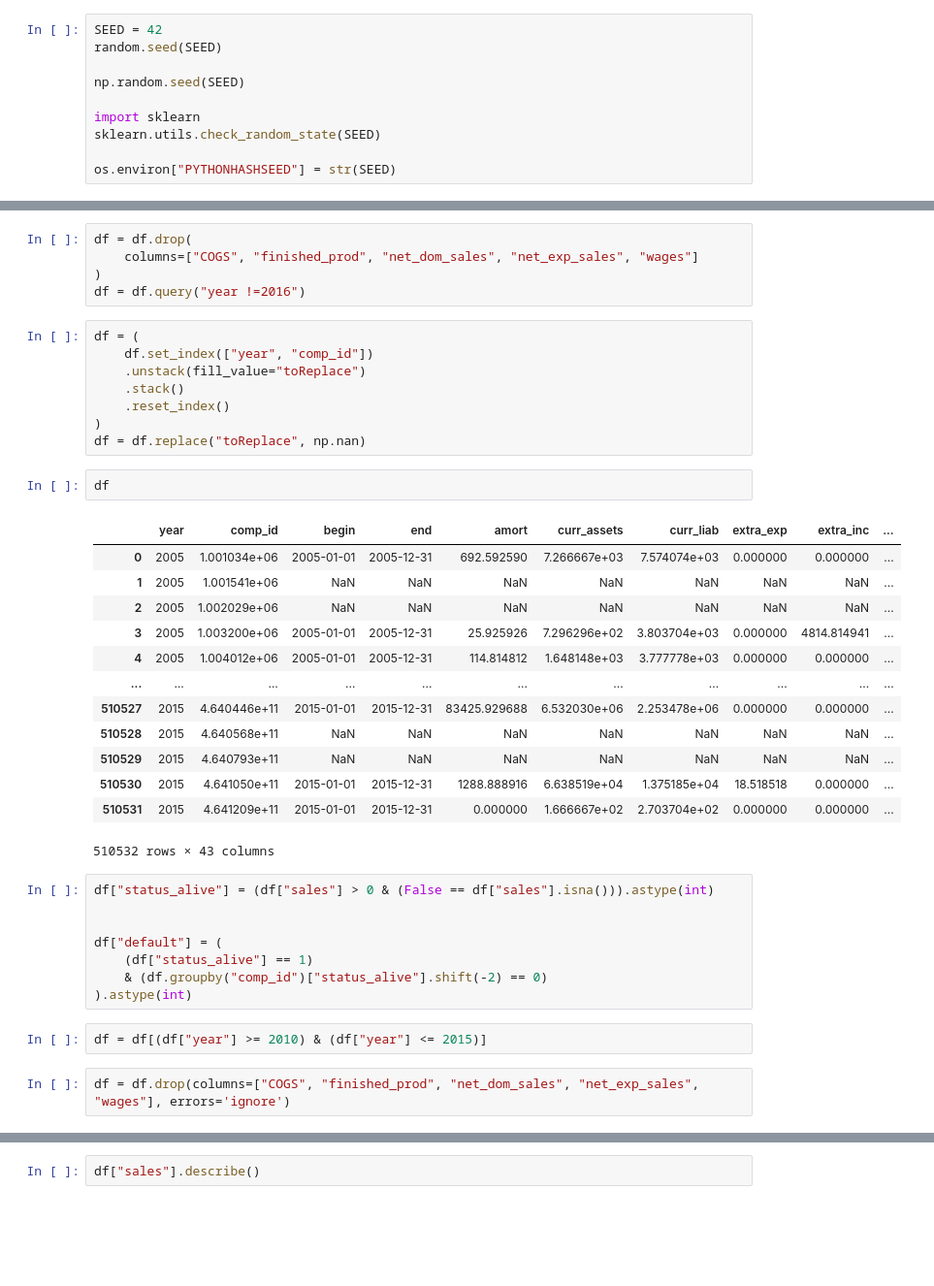
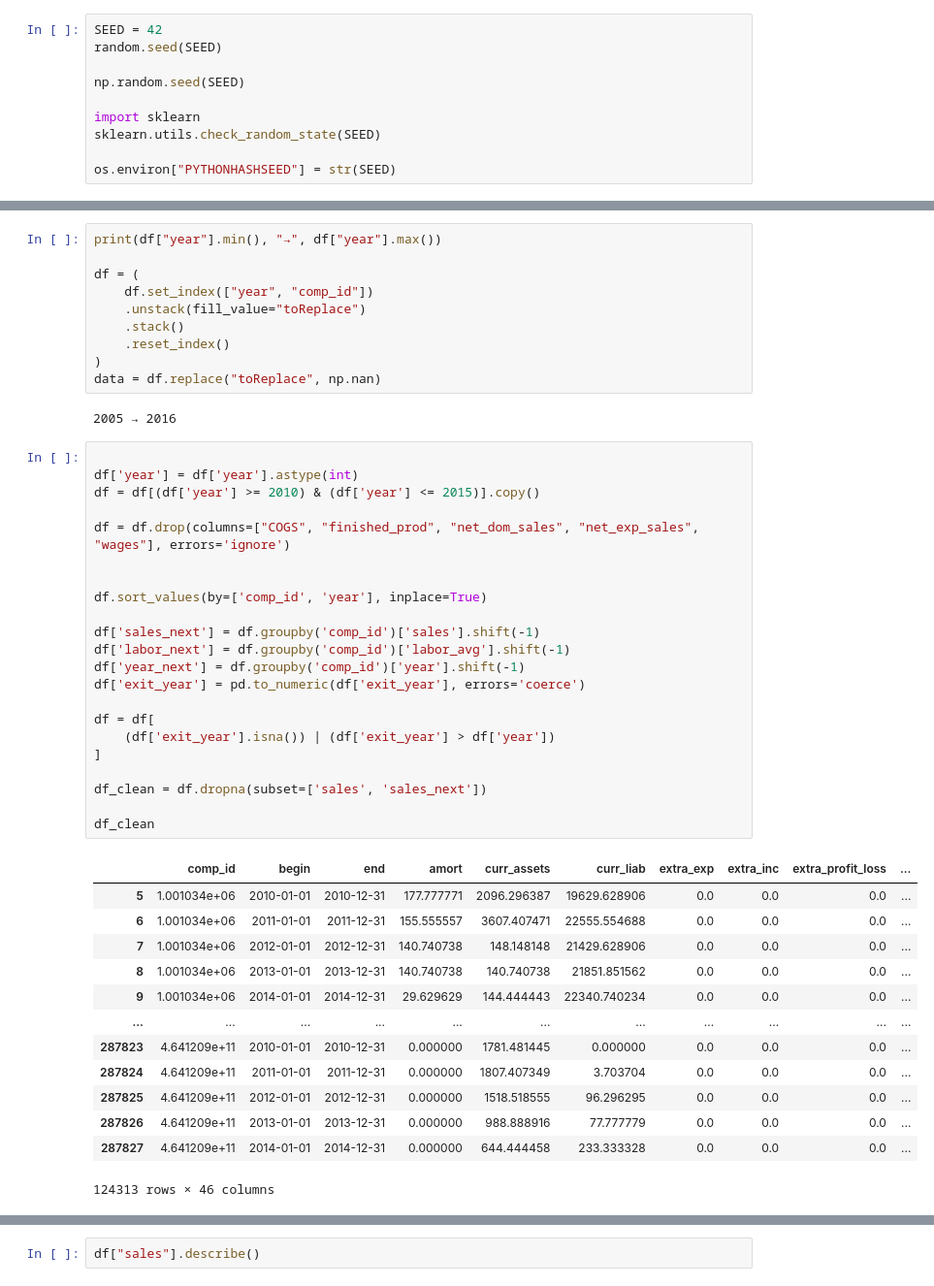
Before and after one commit to shirind76/Data_Analysis_3, a Jupyter notebook: A3/A3.ipynb, the cells around one changed output, grey strips where cells are left out. Shown: that part at 97% size. Cells and saved outputs as stored; diff of their text form; blank space fills up the shorter version.

```diff
--- a/A3/A3.ipynb
+++ b/A3/A3.ipynb
@@ -78,44 +77,51 @@ memory usage: 105.4+ MB
 | 287827 | 4.641209e+11 | 2014-01-01 | 2014-12-31 | NaN | 0.000000 | 644.444458 | 233.333328 | 0.0 | 0.0 | ... |
 | 287828 | 4.641209e+11 | 2015-01-01 | 2015-12-31 | NaN | 0.000000 | 166.666672 | 270.370361 | 0.0 | 0.0 | ... |
 287829 rows × 48 columns
-# %%
-df = df.drop(
-    columns=["COGS", "finished_prod", "net_dom_sales", "net_exp_sales", "wages"]
-)
-df = df.query("year !=2016")
 # %%
+print(df["year"].min(), "→", df["year"].max())
+
 df = (
     df.set_index(["year", "comp_id"])
     .unstack(fill_value="toReplace")
     .stack()
     .reset_index()
 )
-df = df.replace("toReplace", np.nan)
+data = df.replace("toReplace", np.nan)
+# %% [output]
+2005 → 2016
-# %%
-df
-# %% [output]
-|  | year | comp_id | begin | end | amort | curr_assets | curr_liab | extra_exp | extra_inc | ... |
-| 0 | 2005 | 1.001034e+06 | 2005-01-01 | 2005-12-31 | 692.592590 | 7.266667e+03 | 7.574074e+03 | 0.000000 | 0.000000 | ... |
-| 1 | 2005 | 1.001541e+06 | NaN | NaN | NaN | NaN | NaN | NaN | NaN | ... |
-| 2 | 2005 | 1.002029e+06 | NaN | NaN | NaN | NaN | NaN | NaN | NaN | ... |
-| 3 | 2005 | 1.003200e+06 | 2005-01-01 | 2005-12-31 | 25.925926 | 7.296296e+02 | 3.803704e+03 | 0.000000 | 4814.814941 | ... |
-| 4 | 2005 | 1.004012e+06 | 2005-01-01 | 2005-12-31 | 114.814812 | 1.648148e+03 | 3.777778e+03 | 0.000000 | 0.000000 | ... |
-| ... | ... | ... | ... | ... | ... | ... | ... | ... | ... | ... |
-| 510527 | 2015 | 4.640446e+11 | 2015-01-01 | 2015-12-31 | 83425.929688 | 6.532030e+06 | 2.253478e+06 | 0.000000 | 0.000000 | ... |
-| 510528 | 2015 | 4.640568e+11 | NaN | NaN | NaN | NaN | NaN | NaN | NaN | ... |
-| 510529 | 2015 | 4.640793e+11 | NaN | NaN | NaN | NaN | NaN | NaN | NaN | ... |
-| 510530 | 2015 | 4.641050e+11 | 2015-01-01 | 2015-12-31 | 1288.888916 | 6.638519e+04 | 1.375185e+04 | 18.518518 | 0.000000 | ... |
-| 510531 | 2015 | 4.641209e+11 | 2015-01-01 | 2015-12-31 | 0.000000 | 1.666667e+02 | 2.703704e+02 | 0.000000 | 0.000000 | ... |
-510532 rows × 43 columns
-# %%
-df["status_alive"] = (df["sales"] > 0 & (False == df["sales"].isna())).astype(int)
-
-
-df["default"] = (
-    (df["status_alive"] == 1)
-    & (df.groupby("comp_id")["status_alive"].shift(-2) == 0)
-).astype(int)
-# %%
-df = df[(df["year"] >= 2010) & (df["year"] <= 2015)]
-# %%
-df = df.drop(columns=["COGS", "finished_prod", "net_dom_sales", "net_exp_sales", "wages"], errors='ignore')
+# %%
+
+df['year'] = df['year'].astype(int)
+df = df[(df['year'] >= 2010) & (df['year'] <= 2015)].copy()
+
+df = df.drop(columns=["COGS", "finished_prod", "net_dom_sales", "net_exp_sales", "wages"], errors='ignore')
+
+
+df.sort_values(by=['comp_id', 'year'], inplace=True)
+
+df['sales_next'] = df.groupby('comp_id')['sales'].shift(-1)
+df['labor_next'] = df.groupby('comp_id')['labor_avg'].shift(-1)
+df['year_next'] = df.groupby('comp_id')['year'].shift(-1)
+df['exit_year'] = pd.to_numeric(df['exit_year'], errors='coerce')
+
+df = df[
+    (df['exit_year'].isna()) | (df['exit_year'] > df['year'])
+]
+
+df_clean = df.dropna(subset=['sales', 'sales_next'])
+
+df_clean
+# %% [output]
+|  | comp_id | begin | end | amort | curr_assets | curr_liab | extra_exp | extra_inc | extra_profit_loss | ... |
+| 5 | 1.001034e+06 | 2010-01-01 | 2010-12-31 | 177.777771 | 2096.296387 | 19629.628906 | 0.0 | 0.0 | 0.0 | ... |
+| 6 | 1.001034e+06 | 2011-01-01 | 2011-12-31 | 155.555557 | 3607.407471 | 22555.554688 | 0.0 | 0.0 | 0.0 | ... |
+| 7 | 1.001034e+06 | 2012-01-01 | 2012-12-31 | 140.740738 | 148.148148 | 21429.628906 | 0.0 | 0.0 | 0.0 | ... |
+| 8 | 1.001034e+06 | 2013-01-01 | 2013-12-31 | 140.740738 | 140.740738 | 21851.851562 | 0.0 | 0.0 | 0.0 | ... |
+| 9 | 1.001034e+06 | 2014-01-01 | 2014-12-31 | 29.629629 | 144.444443 | 22340.740234 | 0.0 | 0.0 | 0.0 | ... |
+| ... | ... | ... | ... | ... | ... | ... | ... | ... | ... | ... |
+| 287823 | 4.641209e+11 | 2010-01-01 | 2010-12-31 | 0.000000 | 1781.481445 | 0.000000 | 0.0 | 0.0 | 0.0 | ... |
+| 287824 | 4.641209e+11 | 2011-01-01 | 2011-12-31 | 0.000000 | 1807.407349 | 3.703704 | 0.0 | 0.0 | 0.0 | ... |
+| 287825 | 4.641209e+11 | 2012-01-01 | 2012-12-31 | 0.000000 | 1518.518555 | 96.296295 | 0.0 | 0.0 | 0.0 | ... |
+| 287826 | 4.641209e+11 | 2013-01-01 | 2013-12-31 | 0.000000 | 988.888916 | 77.777779 | 0.0 | 0.0 | 0.0 | ... |
+| 287827 | 4.641209e+11 | 2014-01-01 | 2014-12-31 | 0.000000 | 644.444458 | 233.333328 | 0.0 | 0.0 | 0.0 | ... |
+124313 rows × 46 columns
```
Also changed, not shown: parts of 4 cells of this notebook.
